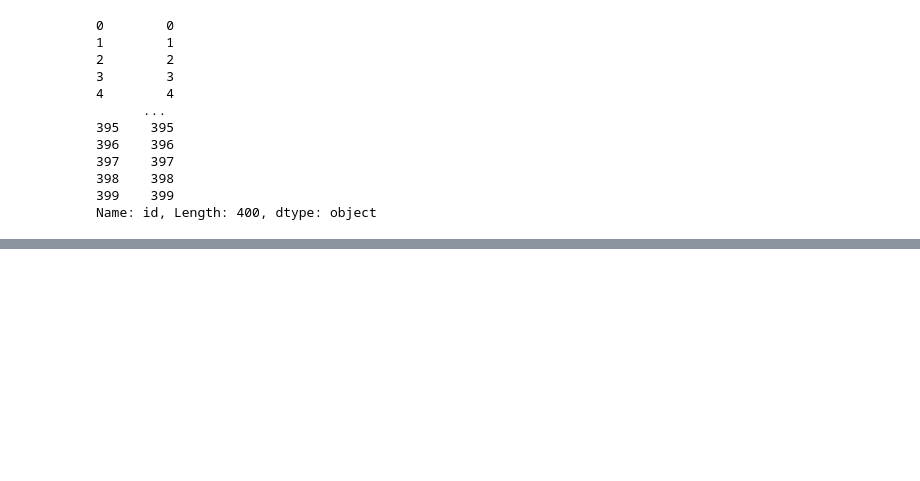
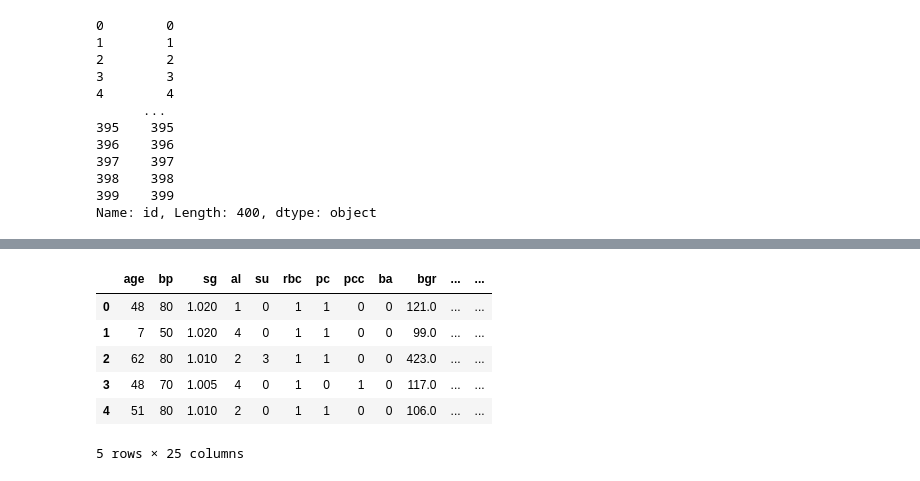
Before and after one commit to UjjwalRana12/Regression-ML, a Jupyter notebook: z6_kidney/kidney.ipynb, the cells around one changed output, grey strips where cells are left out. Saved outputs shown, nothing was run; the diff lists cells and outputs as text; code cells hidden in the pictures; blank space fills up the shorter version.

```diff
--- a/z6_kidney/kidney.ipynb
+++ b/z6_kidney/kidney.ipynb
@@ -244,3 +275,13 @@ df_imputed['su']=df_imputed['su'].astype(int)
+# %%
+df_imputed.head()
+# %% [output]
+|  | age | bp | sg | al | su | rbc | pc | pcc | ba | bgr | ... | ... |
+| 0 | 48 | 80 | 1.020 | 1 | 0 | 1 | 1 | 0 | 0 | 121.0 | ... | ... |
+| 1 | 7 | 50 | 1.020 | 4 | 0 | 1 | 1 | 0 | 0 | 99.0 | ... | ... |
+| 2 | 62 | 80 | 1.010 | 2 | 3 | 1 | 1 | 0 | 0 | 423.0 | ... | ... |
+| 3 | 48 | 70 | 1.005 | 4 | 0 | 1 | 0 | 1 | 0 | 117.0 | ... | ... |
+| 4 | 51 | 80 | 1.010 | 2 | 0 | 1 | 1 | 0 | 0 | 106.0 | ... | ... |
+5 rows × 25 columns
 # %%
 df_imputed.info()
 # %% [output]
```
Also changed, not shown: parts of 22 cells of this notebook.
